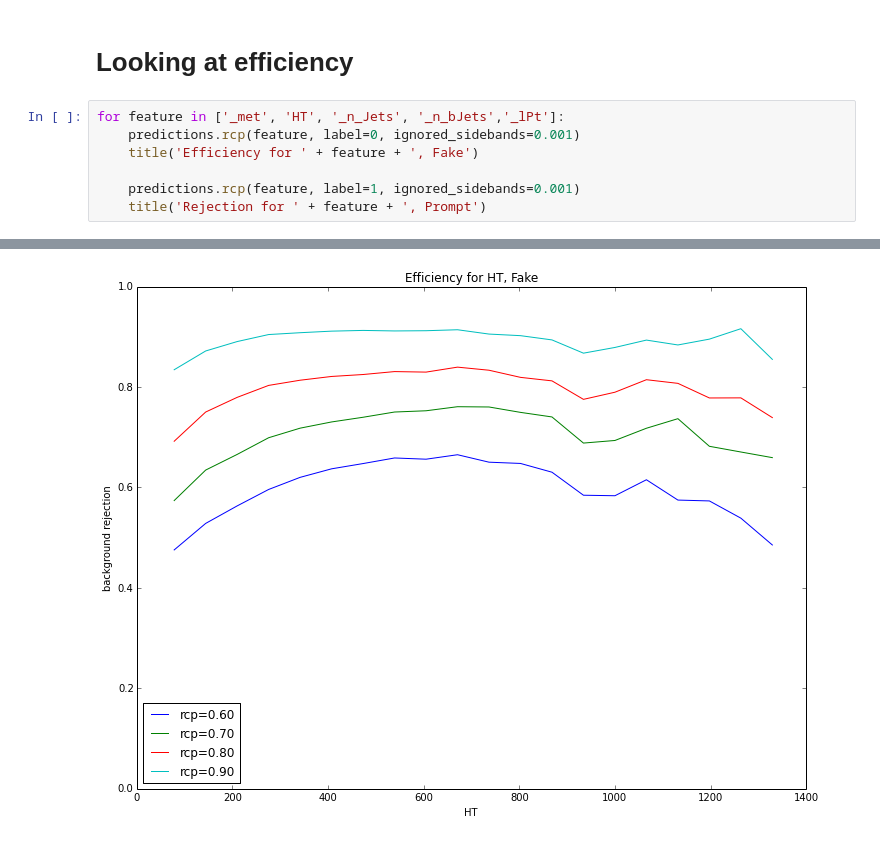
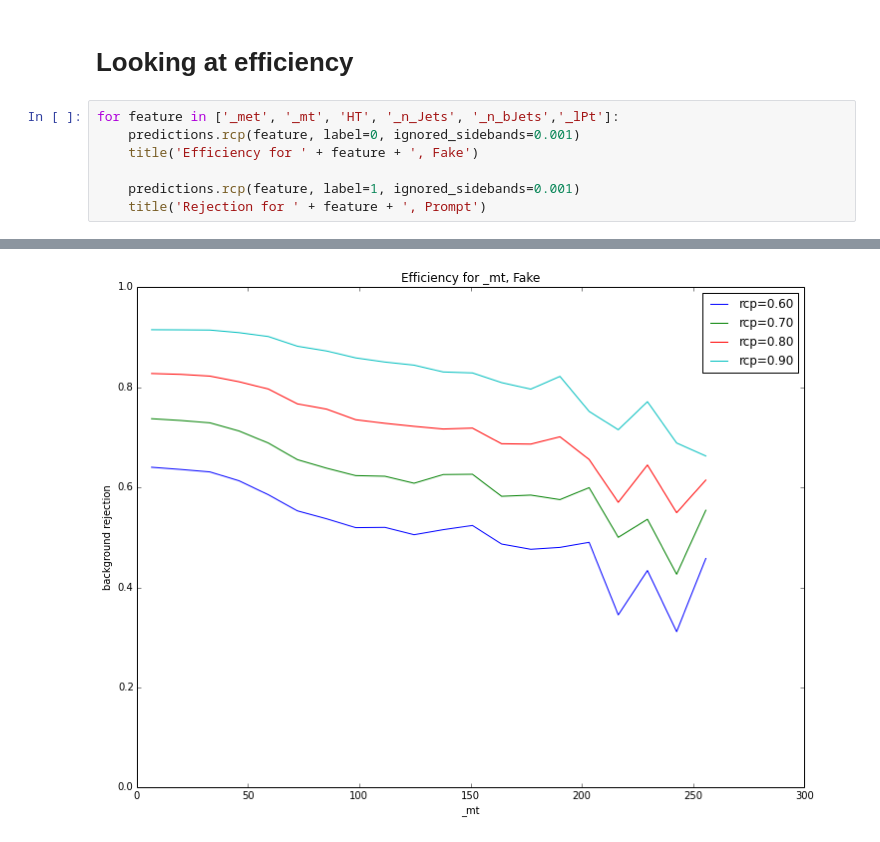
Before and after one commit to arogozhnikov/FakeLeptons, a Jupyter notebook: notebooks/UniformTraining.ipynb, the cells around one changed output, grey strips where cells are left out. Drawn from its saved outputs; the diff is of its cells as text.

```diff
--- a/notebooks/UniformTraining.ipynb
+++ b/notebooks/UniformTraining.ipynb
@@ -334,13 +334,13 @@ reports.plot_features_pdf(fake_test_data, fake_passed, mask=mask, sig_label='pas
 # %% [markdown]
 # Looking at efficiency
 # %%
-for feature in ['_met', 'HT', '_n_Jets', '_n_bJets','_lPt']:
+for feature in ['_met', '_mt', 'HT', '_n_Jets', '_n_bJets','_lPt']:
     predictions.rcp(feature, label=0, ignored_sidebands=0.001)
     title('Efficiency for ' + feature + ', Fake')
 
     predictions.rcp(feature, label=1, ignored_sidebands=0.001)
     title('Rejection for ' + feature + ', Prompt')
 # %% [output]
 [figure]
 [figure]
-[figure, old version]
+[figure, new version]
```
Also changed, not shown: parts of 1 cell of this notebook.
